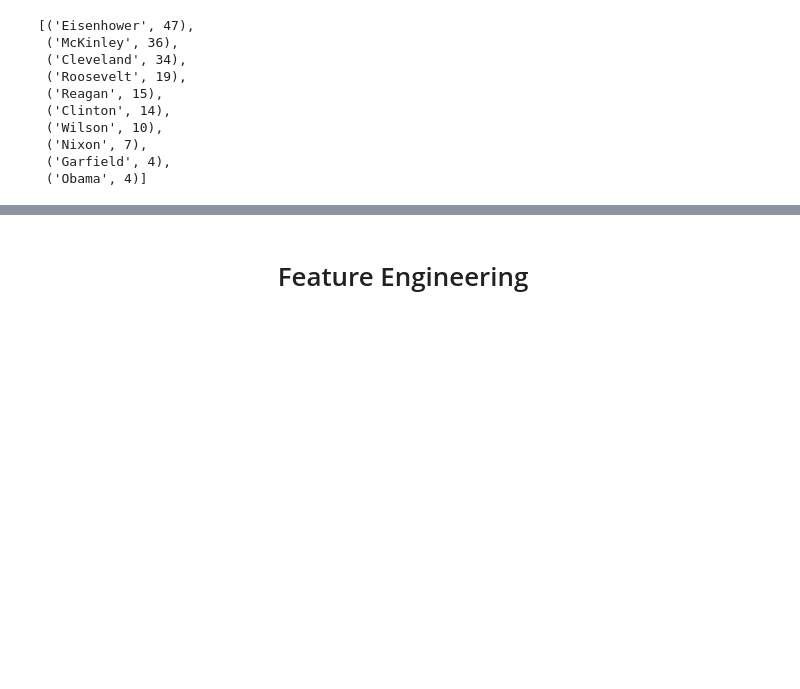
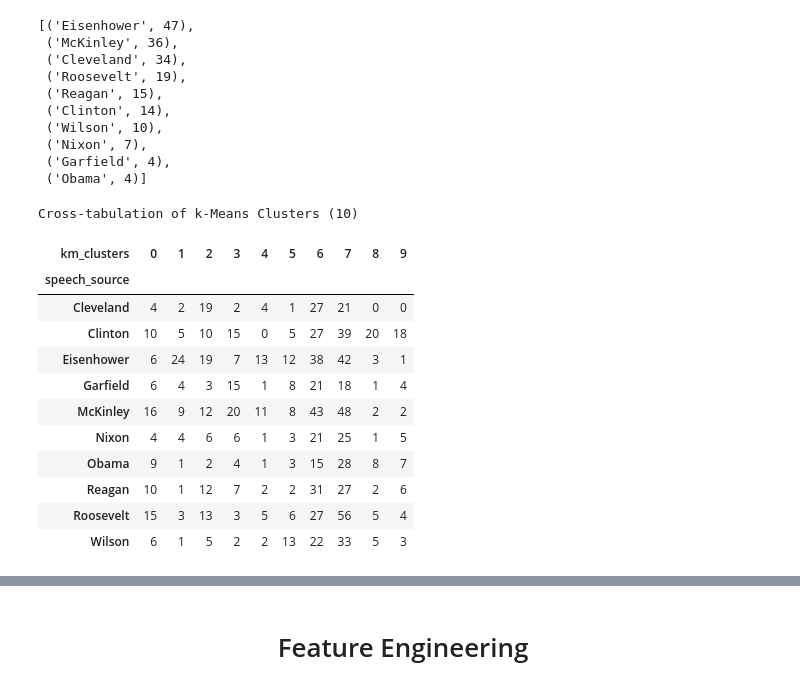
Before and after one commit to jtillis0317/Drills-and-Projects, a Jupyter notebook: Unsupervised Learning Capstone - Inaugural Speeches.ipynb, the cells around one changed output, grey strips where cells are left out. Saved outputs shown, nothing was run; the diff lists cells and outputs as text; code cells hidden in the pictures; blank space fills up the shorter version.

```diff
--- a/Unsupervised Learning Capstone - Inaugural Speeches.ipynb
+++ b/Unsupervised Learning Capstone - Inaugural Speeches.ipynb
@@ -686,3 +688,20 @@ cluster_labels_df.head()
  ('Nixon', 7),
  ('Garfield', 4),
  ('Obama', 4)]
+# %%
+print("Cross-tabulation of k-Means Clusters (10)")
+pd.crosstab(cluster_labels_df["speech_source"], cluster_labels_df["km_clusters"])
+# %% [output]
+Cross-tabulation of k-Means Clusters (10)
+| km_clusters | 0 | 1 | 2 | 3 | 4 | 5 | 6 | 7 | 8 | 9 |
+| speech_source |  |  |  |  |  |  |  |  |  |  |
+| Cleveland | 4 | 2 | 19 | 2 | 4 | 1 | 27 | 21 | 0 | 0 |
+| Clinton | 10 | 5 | 10 | 15 | 0 | 5 | 27 | 39 | 20 | 18 |
+| Eisenhower | 6 | 24 | 19 | 7 | 13 | 12 | 38 | 42 | 3 | 1 |
+| Garfield | 6 | 4 | 3 | 15 | 1 | 8 | 21 | 18 | 1 | 4 |
+| McKinley | 16 | 9 | 12 | 20 | 11 | 8 | 43 | 48 | 2 | 2 |
+| Nixon | 4 | 4 | 6 | 6 | 1 | 3 | 21 | 25 | 1 | 5 |
+| Obama | 9 | 1 | 2 | 4 | 1 | 3 | 15 | 28 | 8 | 7 |
+| Reagan | 10 | 1 | 12 | 7 | 2 | 2 | 31 | 27 | 2 | 6 |
+| Roosevelt | 15 | 3 | 13 | 3 | 5 | 6 | 27 | 56 | 5 | 4 |
+| Wilson | 6 | 1 | 5 | 2 | 2 | 13 | 22 | 33 | 5 | 3 |
```
Also changed, not shown: parts of 6 cells of this notebook.
